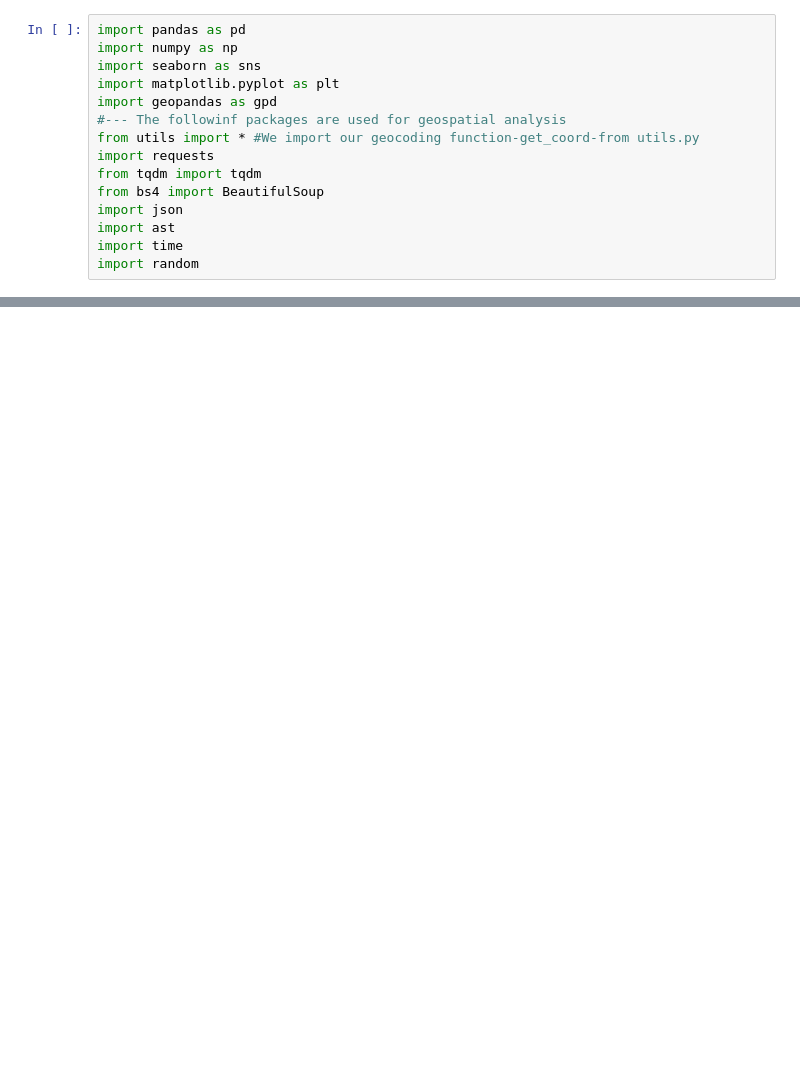
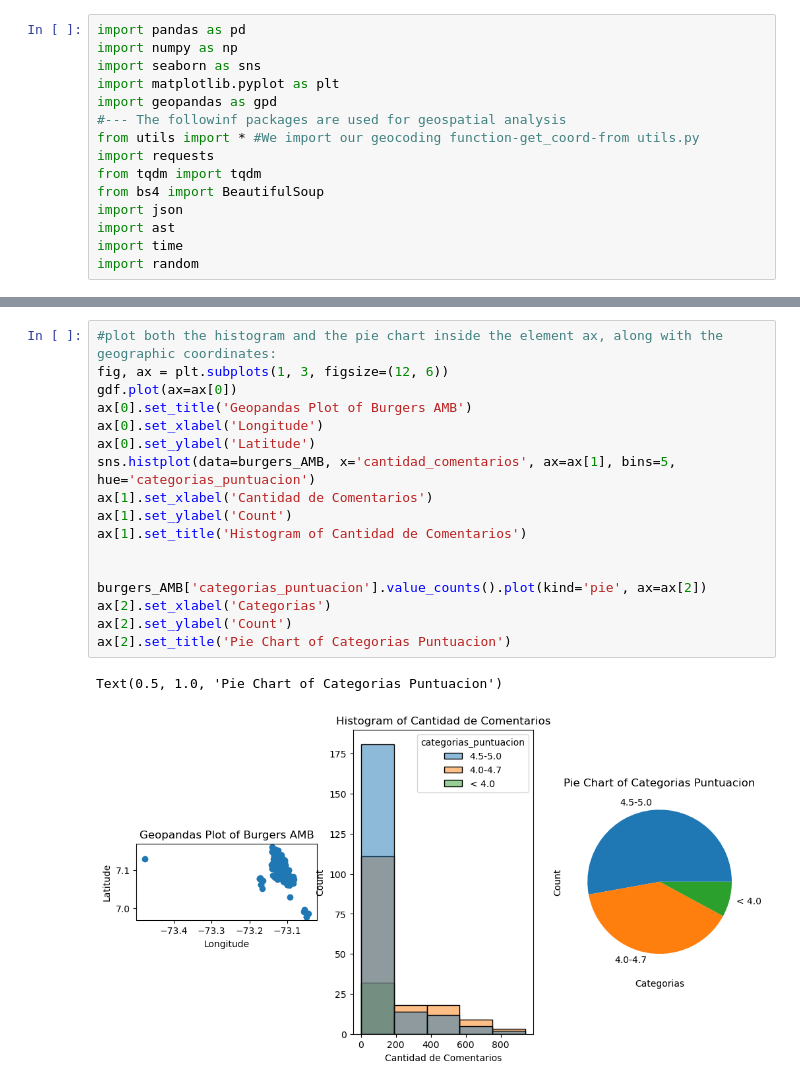
Before and after one commit to adrianferu/BurgerMap-Bucaramanga-, a Jupyter notebook: 2_dataAnalysis.ipynb, the cells around one changed output, grey strips where cells are left out. Cells and saved outputs as stored; diff of their text form; blank space fills up the shorter version.

```diff
--- a/2_dataAnalysis.ipynb
+++ b/2_dataAnalysis.ipynb
@@ -28,0 +71,20 @@ burgers_AMB.tail()
+# %%
+#plot both the histogram and the pie chart inside the element ax, along with the geographic coordinates:
+fig, ax = plt.subplots(1, 3, figsize=(12, 6))
+gdf.plot(ax=ax[0])
+ax[0].set_title('Geopandas Plot of Burgers AMB')
+ax[0].set_xlabel('Longitude')
+ax[0].set_ylabel('Latitude')
+sns.histplot(data=burgers_AMB, x='cantidad_comentarios', ax=ax[1], bins=5, hue='categorias_puntuacion')
+ax[1].set_xlabel('Cantidad de Comentarios')
+ax[1].set_ylabel('Count')
+ax[1].set_title('Histogram of Cantidad de Comentarios')
+
+
+burgers_AMB['categorias_puntuacion'].value_counts().plot(kind='pie', ax=ax[2])
+ax[2].set_xlabel('Categorias')
+ax[2].set_ylabel('Count')
+ax[2].set_title('Pie Chart of Categorias Puntuacion')
+# %% [output]
+Text(0.5, 1.0, 'Pie Chart of Categorias Puntuacion')
+[figure, added]
```
Also changed, not shown: parts of 5 cells of this notebook.
